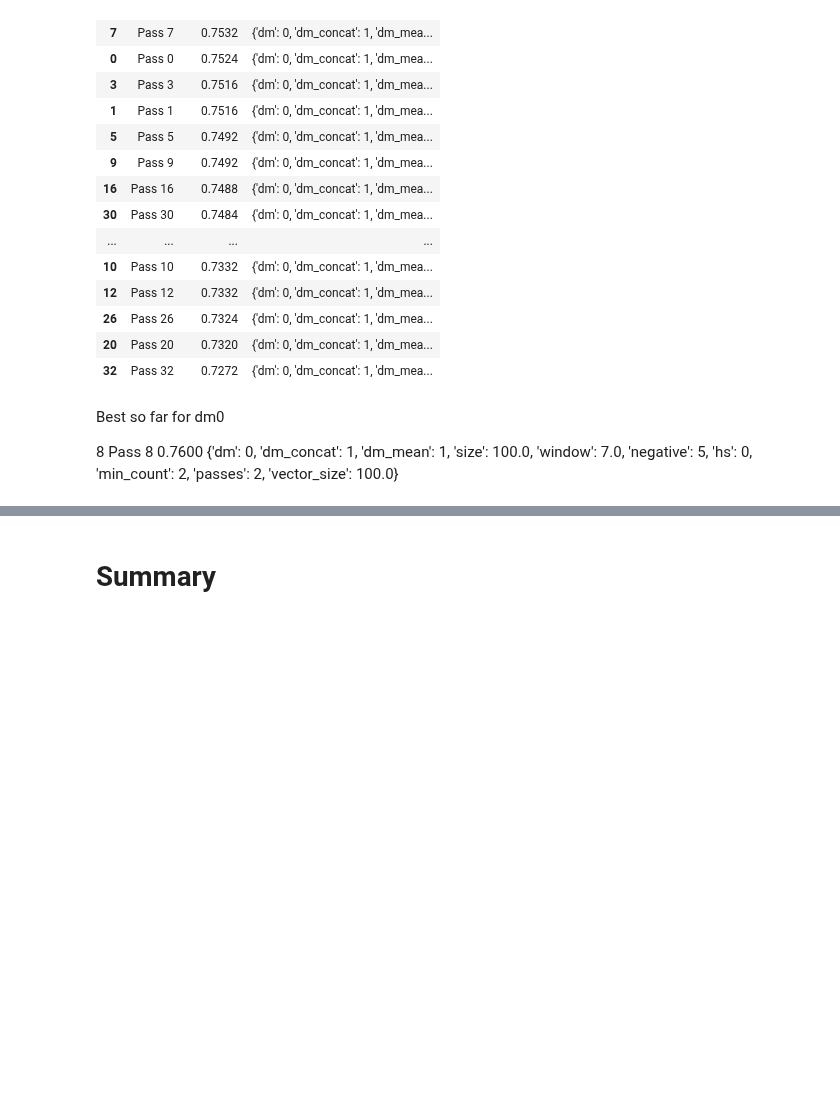
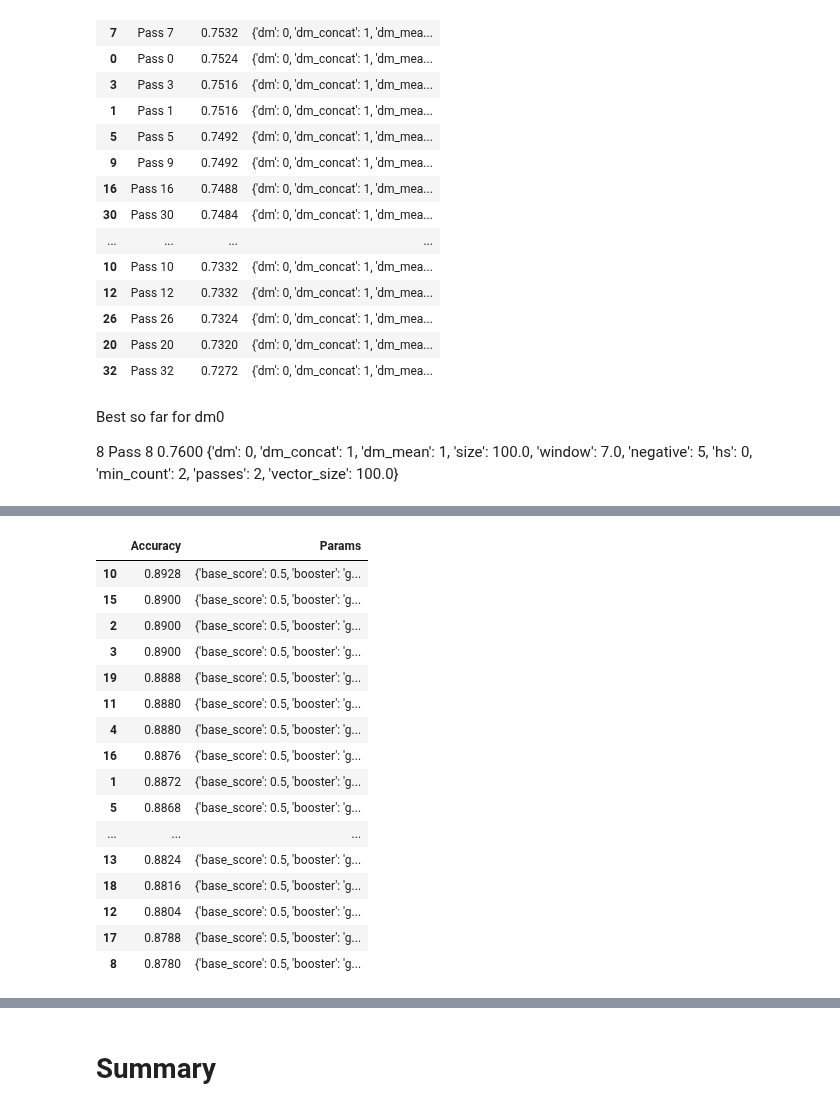
Before and after one commit to nrasch/Portfolio, a Jupyter notebook: Machine-Learning/Python/04-Classic-Datasets/Model-XGB-1.1.ipynb, the cells around one changed output, grey strips where cells are left out. Saved outputs shown, nothing was run; the diff lists cells and outputs as text; code cells hidden in the pictures; blank space fills up the shorter version.

Commit message:
Finished tuning Doc2Vec models; tuning XGBoost model

```diff
--- a/Machine-Learning/Python/04-Classic-Datasets/Model-XGB-1.1.ipynb
+++ b/Machine-Learning/Python/04-Classic-Datasets/Model-XGB-1.1.ipynb
@@ -959,0 +1115,41 @@ Best so far for dm0
+# %%
+def evalXGB(model, silent = True):
+    start = timer()
+
+    model.fit(
+        X_train,
+        y_train,
+        eval_set = [(X_train, y_train), (X_eval, y_eval)],
+        eval_metric = "auc",
+        verbose = False,
+        early_stopping_rounds = 25,
+    )
+
+    preds = model.predict(X_eval)
+    acc = accuracy_score(y_eval, preds)
+
+    end = timer()
+
+    if not silent:
+        print("    Model training finished in", round((end-start)/60, 2), "mins with accuracy", acc)
+
+    return(acc)
+# %%
+resultsDF = pd.DataFrame(columns = ['Accuracy', 'Params'])
+counter = 1
+
+for max_depth in np.linspace(2, 10, 5):
+    for min_child_weight in np.linspace(2, 8, 4):
+        print("Training round", counter)
+        xgb1 = getXGBModel()
+        xgb1.set_params(max_depth = int(max_depth), min_child_weight = int(min_child_weight))
+        acc = evalXGB(xgb1, False)
+
+        resultsDF.loc[len(resultsDF)] = list([
+            acc,
+            xgb1.get_params()
+        ])
+
+        counter += 1
+
+print("\nFinished!")
@@ -959,0 +1174,21 @@ Best so far for dm0
+# %%
+pd.set_option('display.max_colwidth', -1)
+resultsDF.sort_values(by = ['Accuracy'], ascending = [False]).head()
+# %% [output]
+|  | Accuracy | Params |
+| 10 | 0.8928 | {'base_score': 0.5, 'booster': 'g... |
+| 15 | 0.8900 | {'base_score': 0.5, 'booster': 'g... |
+| 2 | 0.8900 | {'base_score': 0.5, 'booster': 'g... |
+| 3 | 0.8900 | {'base_score': 0.5, 'booster': 'g... |
+| 19 | 0.8888 | {'base_score': 0.5, 'booster': 'g... |
+| 11 | 0.8880 | {'base_score': 0.5, 'booster': 'g... |
+| 4 | 0.8880 | {'base_score': 0.5, 'booster': 'g... |
+| 16 | 0.8876 | {'base_score': 0.5, 'booster': 'g... |
+| 1 | 0.8872 | {'base_score': 0.5, 'booster': 'g... |
+| 5 | 0.8868 | {'base_score': 0.5, 'booster': 'g... |
+| ... | ... | ... |
+| 13 | 0.8824 | {'base_score': 0.5, 'booster': 'g... |
+| 18 | 0.8816 | {'base_score': 0.5, 'booster': 'g... |
+| 12 | 0.8804 | {'base_score': 0.5, 'booster': 'g... |
+| 17 | 0.8788 | {'base_score': 0.5, 'booster': 'g... |
+| 8 | 0.8780 | {'base_score': 0.5, 'booster': 'g... |
```
Also changed, not shown: parts of 33 cells of this notebook.
